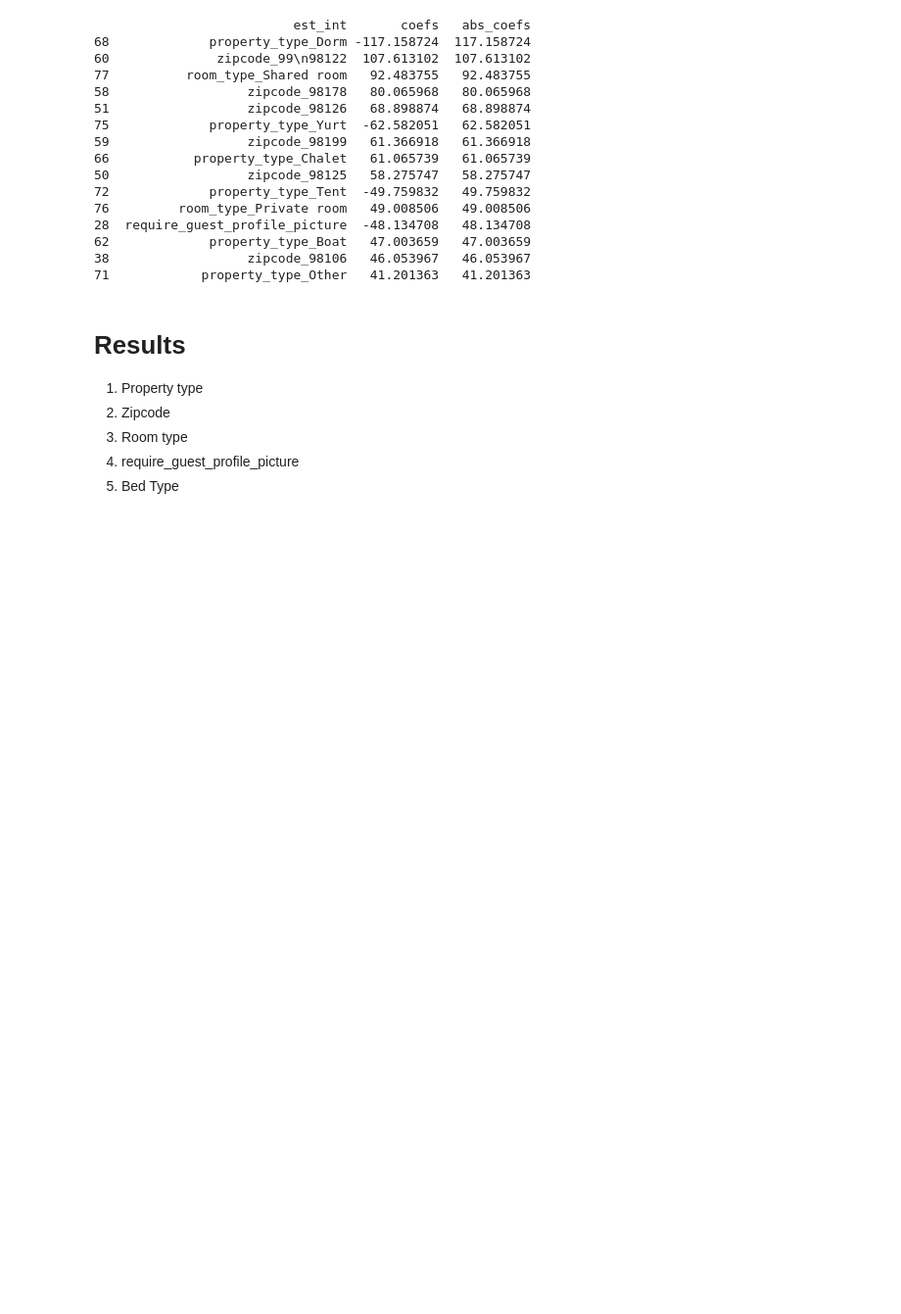
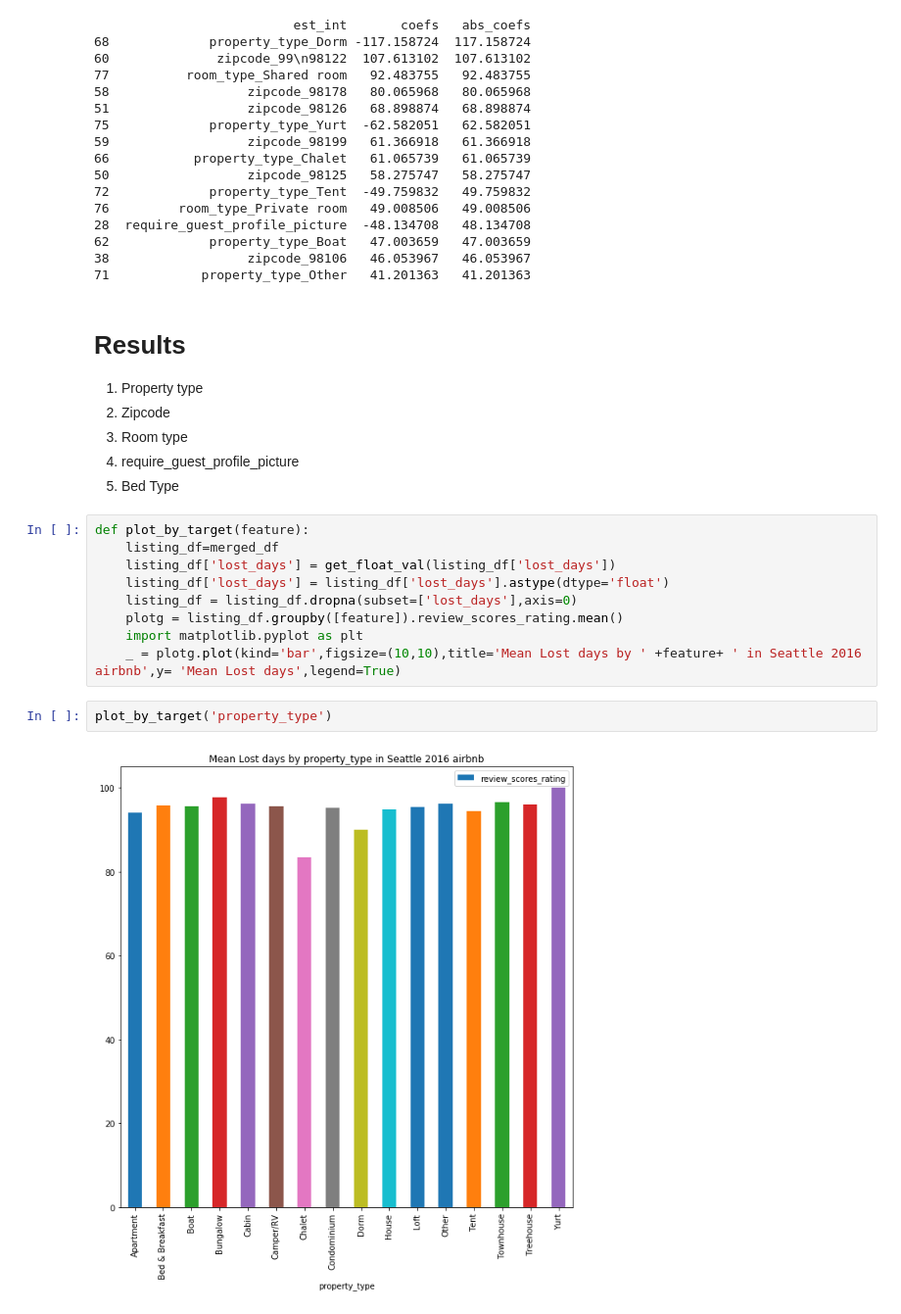
Before and after one commit to shreyasmatade/airbnb-seattle, a Jupyter notebook: dev/seattle_airbnb_analysis_lostdays.ipynb, the cells around one changed output. Shown at 98% size. Cells and saved outputs as stored; diff of their text form; blank space fills up the shorter version.

```diff
--- a/dev/seattle_airbnb_analysis_lostdays.ipynb
+++ b/dev/seattle_airbnb_analysis_lostdays.ipynb
@@ -356,3 +356,16 @@ print(coef_df.head(15))
 3. Room type
 4. require_guest_profile_picture
 5. Bed Type
+# %%
+def plot_by_target(feature):
+    listing_df=merged_df
+    listing_df['lost_days'] = get_float_val(listing_df['lost_days'])
+    listing_df['lost_days'] = listing_df['lost_days'].astype(dtype='float')
+    listing_df = listing_df.dropna(subset=['lost_days'],axis=0)
+    plotg = listing_df.groupby([feature]).review_scores_rating.mean()
+    import matplotlib.pyplot as plt
+    _ = plotg.plot(kind='bar',figsize=(10,10),title='Mean Lost days by ' +feature+ ' in Seattle 2016 airbnb',y= 'Mean Lost days',legend=True)
+# %%
+plot_by_target('property_type')
+# %% [output]
+[figure, added]
```
Also changed, not shown: parts of 3 cells of this notebook, 3 other files.
